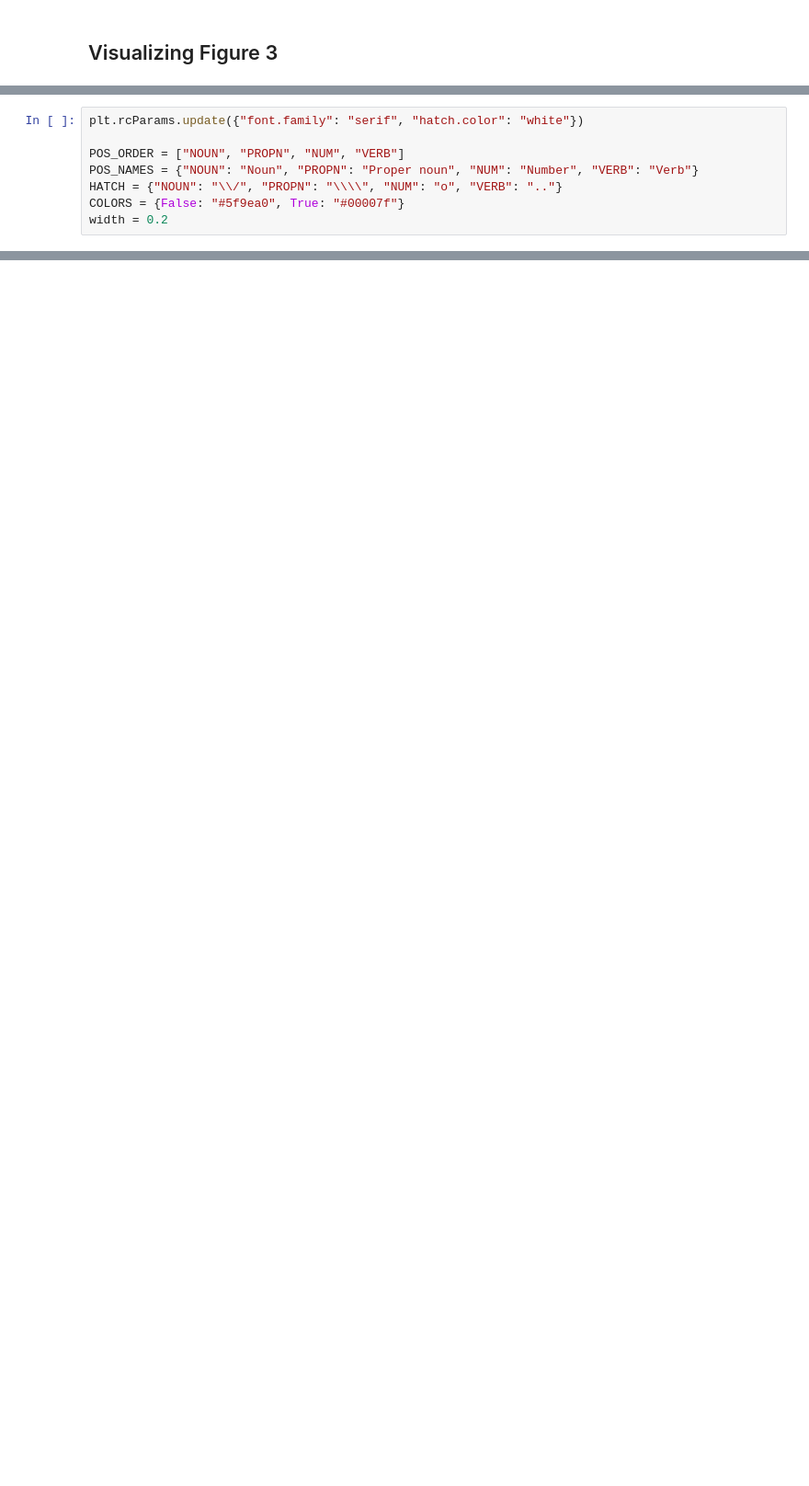
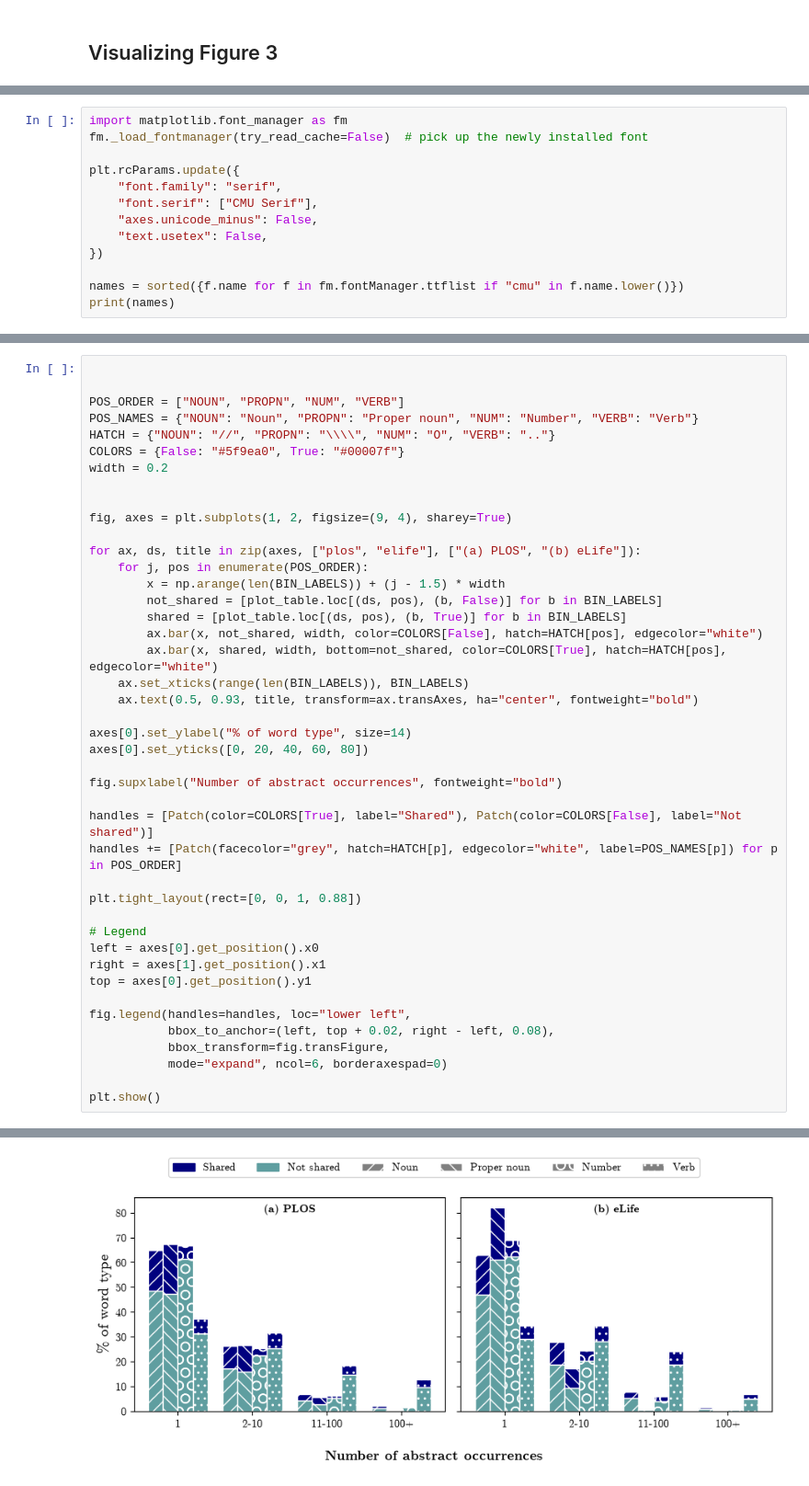
Before and after one commit to Christian-Weidemann/Reproducing-Making-Science-Simple, a Jupyter notebook: notebooks/Figure_3.ipynb, the cells around one changed output, grey strips where cells are left out. Shown at 92% size. Drawn from its saved outputs; the diff is of its cells as text; blank space fills up the shorter version.

Commit message:
Figure 3 attempt 2 - very close

```diff
--- a/notebooks/Figure_3.ipynb
+++ b/notebooks/Figure_3.ipynb
@@ -172,0 +182,13 @@ Vis settings:
+# %%
+import matplotlib.font_manager as fm
+fm._load_fontmanager(try_read_cache=False)  # pick up the newly installed font
+
+plt.rcParams.update({
+    "font.family": "serif",
+    "font.serif": ["CMU Serif"],
+    "axes.unicode_minus": False,
+    "text.usetex": False,
+})
+
+names = sorted({f.name for f in fm.fontManager.ttflist if "cmu" in f.name.lower()})
+print(names)
@@ -173,8 +199,44 @@ Vis settings:
 # %%
-plt.rcParams.update({"font.family": "serif", "hatch.color": "white"})
+
 
 POS_ORDER = ["NOUN", "PROPN", "NUM", "VERB"]
 POS_NAMES = {"NOUN": "Noun", "PROPN": "Proper noun", "NUM": "Number", "VERB": "Verb"}
-HATCH = {"NOUN": "\\/", "PROPN": "\\\\", "NUM": "o", "VERB": ".."}
+HATCH = {"NOUN": "//", "PROPN": "\\\\", "NUM": "O", "VERB": ".."}
 COLORS = {False: "#5f9ea0", True: "#00007f"}
 width = 0.2
+
+
+fig, axes = plt.subplots(1, 2, figsize=(9, 4), sharey=True)
+
+for ax, ds, title in zip(axes, ["plos", "elife"], ["(a) PLOS", "(b) eLife"]):
+    for j, pos in enumerate(POS_ORDER):
+        x = np.arange(len(BIN_LABELS)) + (j - 1.5) * width
+        not_shared = [plot_table.loc[(ds, pos), (b, False)] for b in BIN_LABELS]
+        shared = [plot_table.loc[(ds, pos), (b, True)] for b in BIN_LABELS]
+        ax.bar(x, not_shared, width, color=COLORS[False], hatch=HATCH[pos], edgecolor="white")
+        ax.bar(x, shared, width, bottom=not_shared, color=COLORS[True], hatch=HATCH[pos], edgecolor="white")
+    ax.set_xticks(range(len(BIN_LABELS)), BIN_LABELS)
+    ax.text(0.5, 0.93, title, transform=ax.transAxes, ha="center", fontweight="bold")
+
+axes[0].set_ylabel("% of word type", size=14)
+axes[0].set_yticks([0, 20, 40, 60, 80])
+
+fig.supxlabel("Number of abstract occurrences", fontweight="bold")
+
+handles = [Patch(color=COLORS[True], label="Shared"), Patch(color=COLORS[False], label="Not shared")]
+handles += [Patch(facecolor="grey", hatch=HATCH[p], edgecolor="white", label=POS_NAMES[p]) for p in POS_ORDER]
+
+plt.tight_layout(rect=[0, 0, 1, 0.88])
+
+# Legend
+left = axes[0].get_position().x0
+right = axes[1].get_position().x1
+top = axes[0].get_position().y1
+
+fig.legend(handles=handles, loc="lower left",
+           bbox_to_anchor=(left, top + 0.02, right - left, 0.08),
+           bbox_transform=fig.transFigure,
+           mode="expand", ncol=6, borderaxespad=0)
+
+plt.show()
+# %% [output]
@@ -180,0 +244 @@ width = 0.2
+[figure, added]
```
Also changed, not shown: parts of 9 cells of this notebook.
